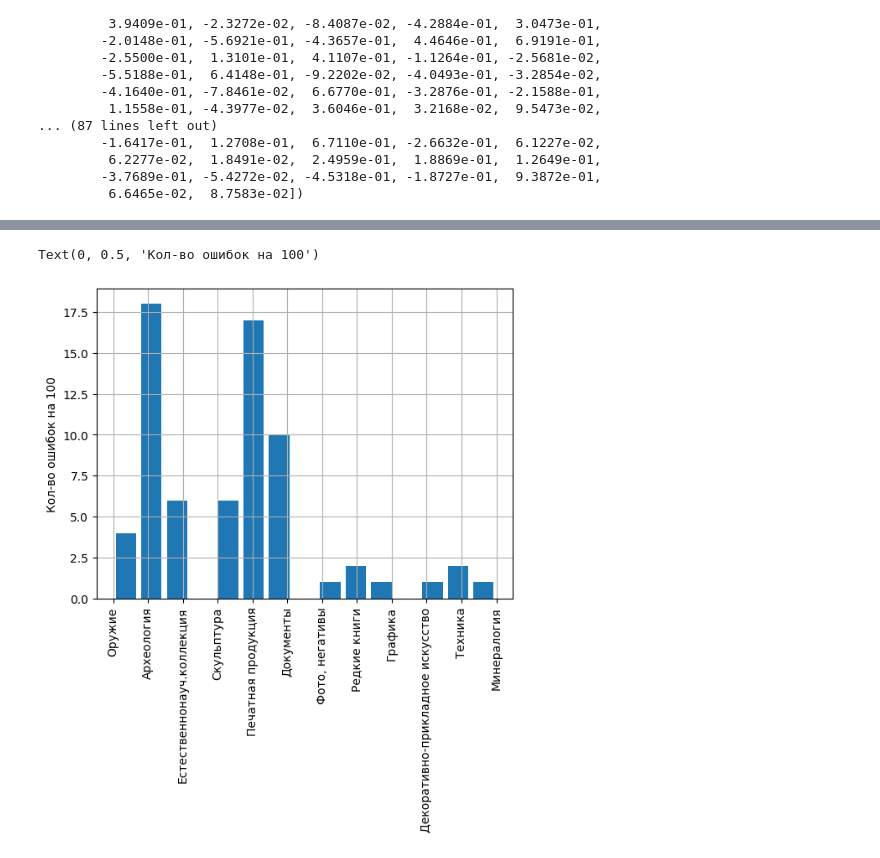
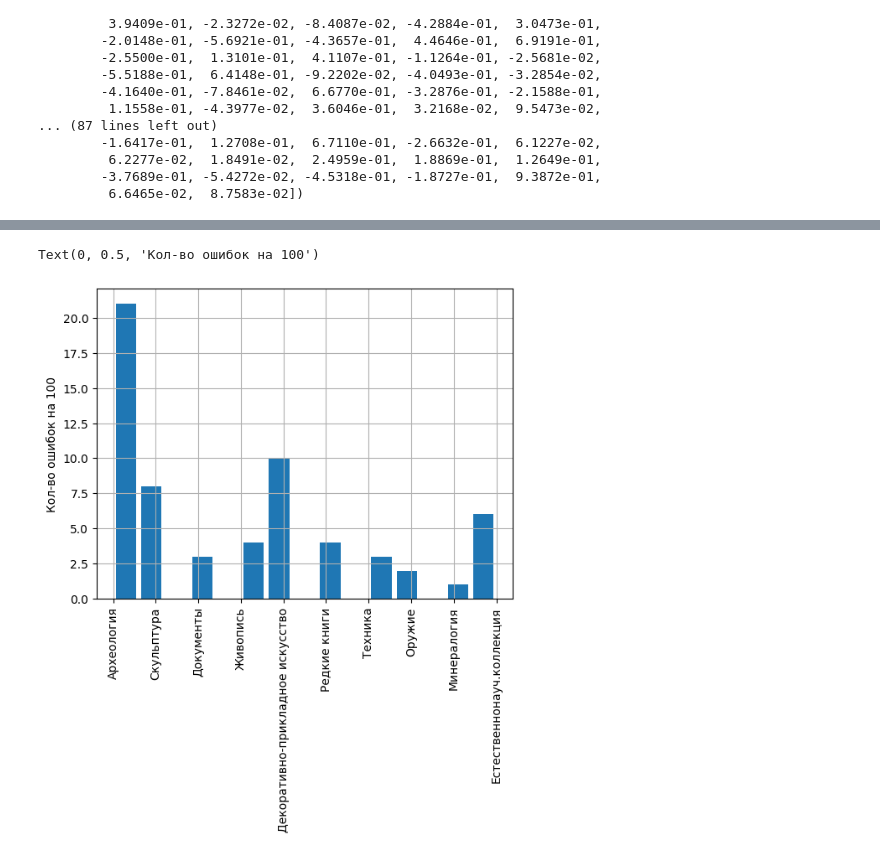
Before and after one commit to DigitalBreakthroughRusskayKrasavica3-0/image-search, a Jupyter notebook: search.ipynb, the cells around one changed output, grey strips where cells are left out. Saved outputs shown, nothing was run; the diff lists cells and outputs as text; code cells hidden in the pictures.

```diff
--- a/search.ipynb
+++ b/search.ipynb
@@ -54,10 +69,16 @@ import json
 GEN_EMBEDDING = True
 if GEN_EMBEDDING: # if we need to generate embeddings from scratch
     for index, row in df.iterrows():
-        embedding = img_model.encode(Image.open(row.path))
+        image = Image.open(row.path)
+        image = preprocess(image).unsqueeze(0).to(device)
+        with torch.no_grad():
+            embedding = model.encode_image(image)[0]
         with open(row.embedding_path, 'w') as f:
             f.write(json.dumps(embedding.tolist()))
-    # embs = img_model.encode(df['path'].values.map(lambda p: Image.open(p)))
-    # for i, emb in enumerate(embs):
-    #     with open(df.iloc[[i]].path.values[0], 'w') as f:
-    #         json.dumps(emb.tolist())
+# import json
+# GEN_EMBEDDING = True
+# if GEN_EMBEDDING: # if we need to generate embeddings from scratch
+#     for index, row in df.iterrows():
+#         embedding = model.encode(Image.open(row.path))
+#         with open(row.embedding_path, 'w') as f:
+#             f.write(json.dumps(embedding.tolist()))
@@ -252,8 +236,8 @@ class CategoryGetter:
         res = [[self.categories[i], conf] for i, conf in sorted(similarity, key=lambda a: a[1], reverse=True)]
         # if res[0][1] < 0.2:
         #     res[0][0] = 'Прочие'
-        # if res[0][0] == 'Печатная продукция':
-        #     res = res[1:]
+        if res[0][0] == 'Печатная продукция':
+            res = res[1:]
         return res
 # %%
 class MultilingClipCat(CategoryModel):
@@ -314,7 +298,8 @@ import sys, io
 def eval_model(cat_model, test_df):
     # text_trap = io.StringIO()
     # sys.stdout = text_trap
-    test_df['group_pred'] = test_df['path'].map(lambda path: cat_model.get_categories(path)[0][0])
+    test_df['pred'] = test_df['path'].map(lambda path: cat_model.get_categories(path)[0])
+    test_df[['group_pred', 'pred_conf']] = pandas.DataFrame(test_df['pred'].tolist(), index=test_df.index)
     # sys.stdout = sys.__stdout__
     correct = (test_df['group'] == test_df['group_pred']).sum()
     mistakes = test_df[test_df['group'] != test_df['group_pred']]
@@ -322,7 +307,7 @@ def eval_model(cat_model, test_df):
 # %%
 TEST_N = 100
 model = MultilingClipCat()
-classifiers = [CategoryGetter(full_df, '', model), CategoryGetter(full_df, 'экспонат музея категории ', model)]
+classifiers = [CategoryGetter(full_df, 'экспонат категории ', model)]
 test_df = full_df.sample(TEST_N)
 results = {}
 for c in classifiers:
@@ -357,6 +347,6 @@ for pref, mistakes in results.items():
 # %%
-plt = mistakes.group_pred.hist(xrot=90, bins=15, rwidth=0.8)
+plt = results[classifiers[0].pref].group_pred.hist(xrot=90, bins=15, rwidth=0.8)
 plt.set_ylabel(f'Кол-во ошибок на {TEST_N}')
 # %% [output]
 Text(0, 0.5, 'Кол-во ошибок на 100')
-[figure, old version]
+[figure, new version]
```
Also changed, not shown: parts of 9 cells of this notebook, 4 other files.
